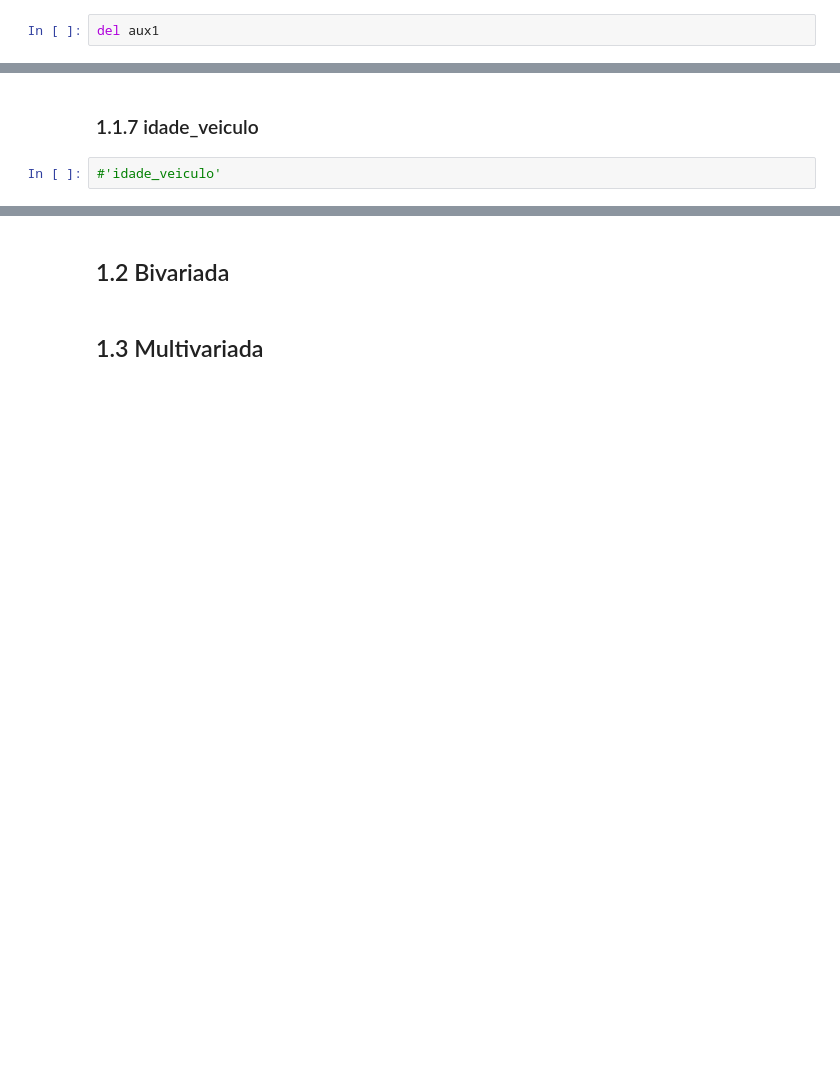
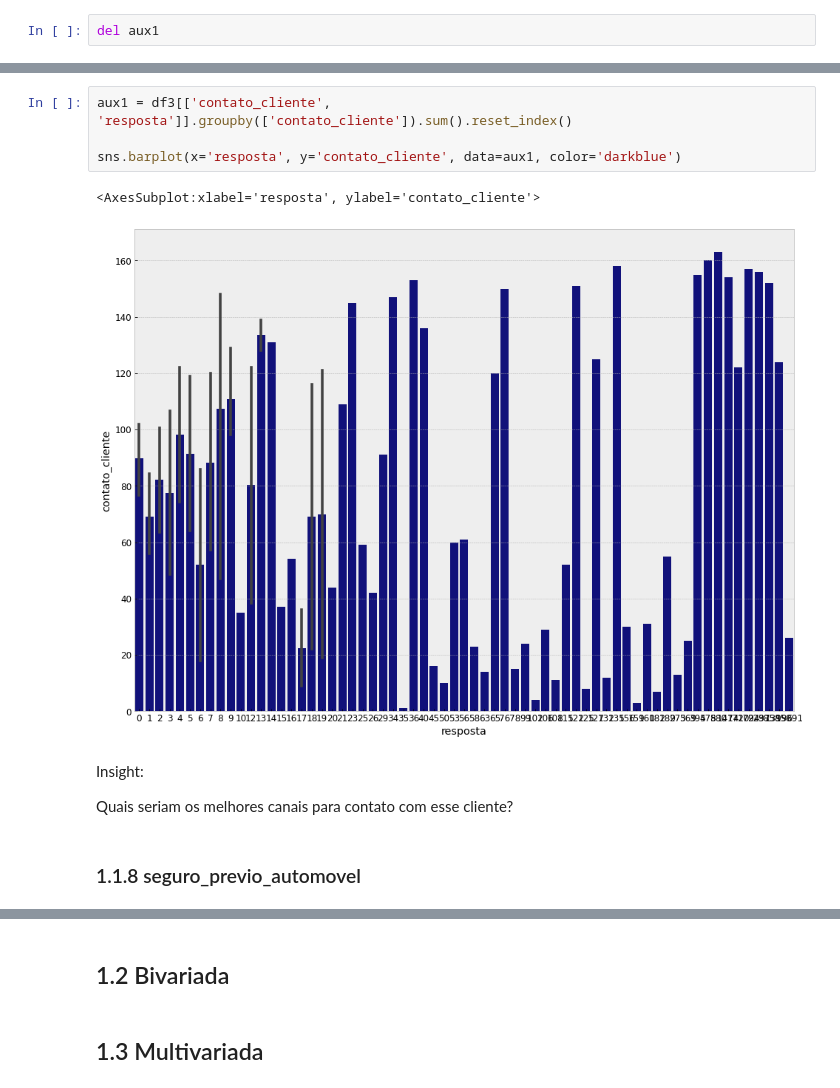
Before and after one commit to Gabrielnbr/estudo_pa004, a Jupyter notebook: notebooks/3.1.a-gabriel-eda.ipynb, the cells around one changed output, grey strips where cells are left out. Cells and saved outputs as stored; diff of their text form; blank space fills up the shorter version.

```diff
--- a/notebooks/3.1.1-gabriel-eda.ipynb
+++ b/notebooks/3.1.a-gabriel-eda.ipynb
@@ -199,4 +250,13 @@ del aux1
+# %%
+aux1 = df3[['contato_cliente', 'resposta']].groupby(['contato_cliente']).sum().reset_index()
+
+sns.barplot(x='resposta', y='contato_cliente', data=aux1, color='darkblue')
+# %% [output]
+<AxesSubplot:xlabel='resposta', ylabel='contato_cliente'>
+[figure, added]
+# %% [markdown]
+Insight:
+
+Quais seriam os melhores canais para contato com esse cliente?
 # %% [markdown]
-### 1.1.7 idade_veiculo
+### 1.1.8 seguro_previo_automovel
-# %%
-#'idade_veiculo'
```
Also changed, not shown: parts of 32 cells of this notebook.
